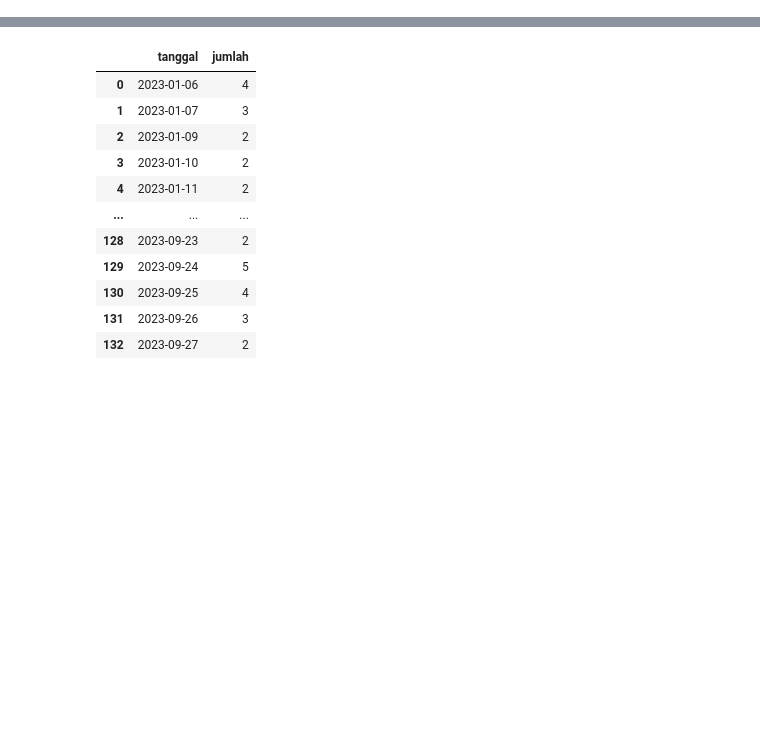
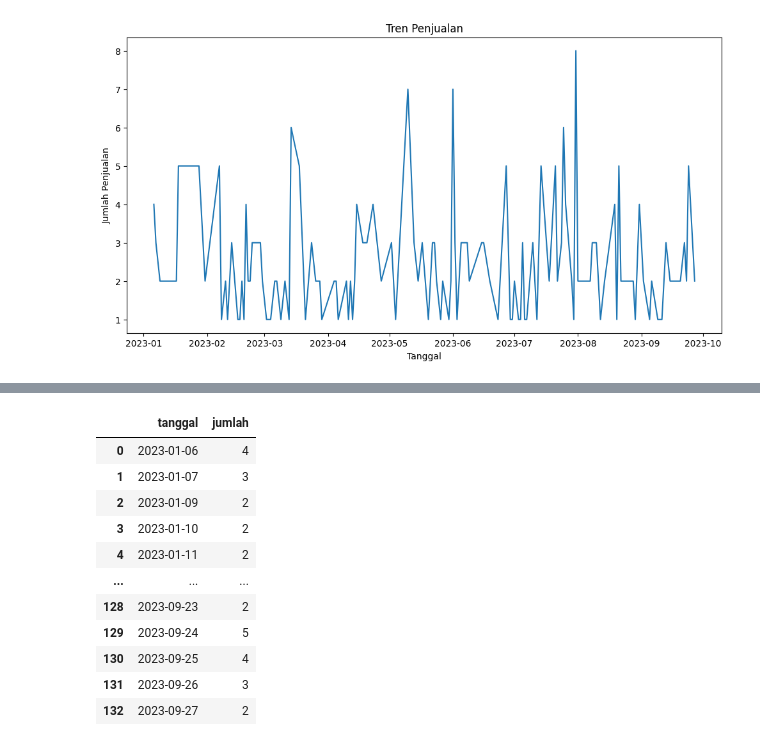
Before and after one commit to ndan1/final-project-big-data-analysis, a Jupyter notebook: main.ipynb, the cells around one changed output, grey strips where cells are left out. Cells and saved outputs as stored; diff of their text form; code cells hidden in the pictures; blank space fills up the shorter version.

```diff
--- a/main.ipynb
+++ b/main.ipynb
@@ -98,0 +103,13 @@ plt.show()
+# %%
+#analisa tren penjualan
+data['tanggal'] = pd.to_datetime(data['tanggal'], format='%m/%d/%Y')
+penjualan_per_tanggal = data.groupby('tanggal')['jumlah'].sum() # Kelompokkan data berdasarkan tanggal dan jumlahkan
+# %%
+plt.figure(figsize=(12, 6))
+plt.plot(penjualan_per_tanggal.index, penjualan_per_tanggal.values)
+plt.title('Tren Penjualan')
+plt.xlabel('Tanggal')
+plt.ylabel('Jumlah Penjualan')
+plt.show()
+# %% [output]
+[figure, added]
```
Also changed, not shown: parts of 22 cells of this notebook, 2 other files.
